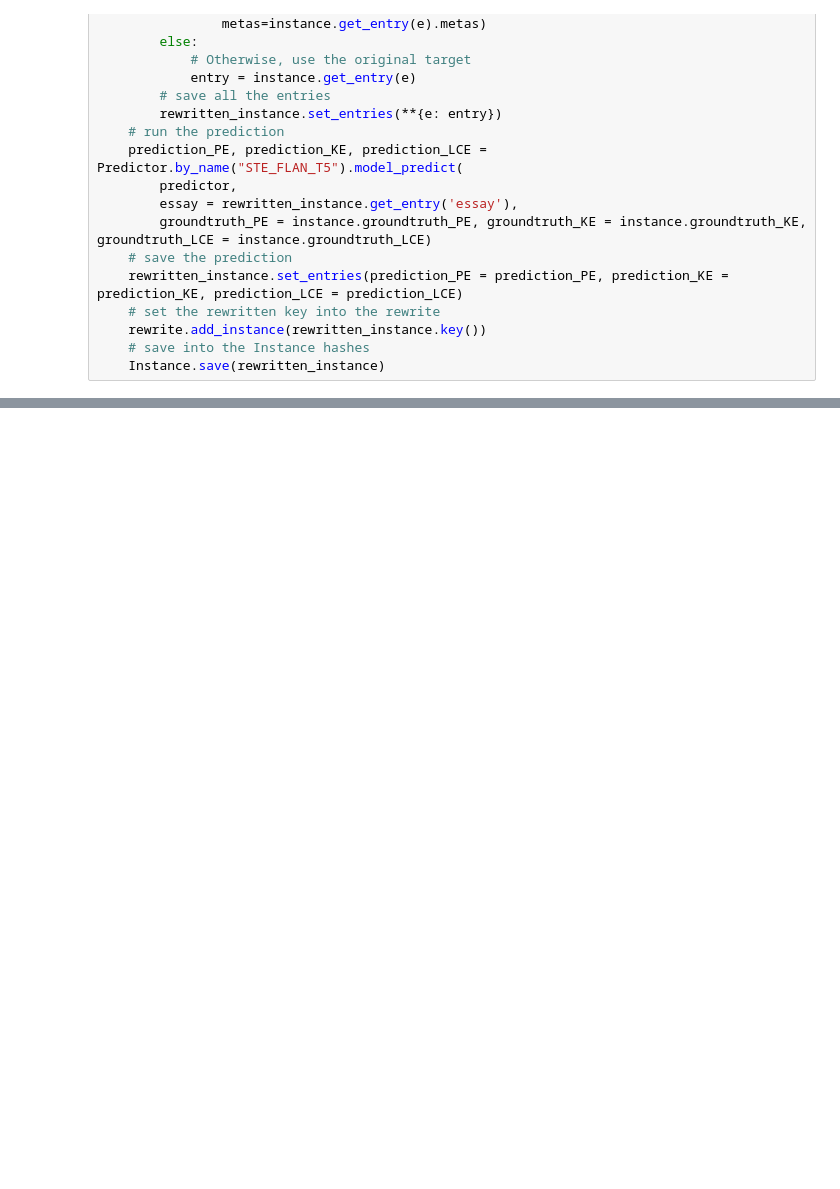
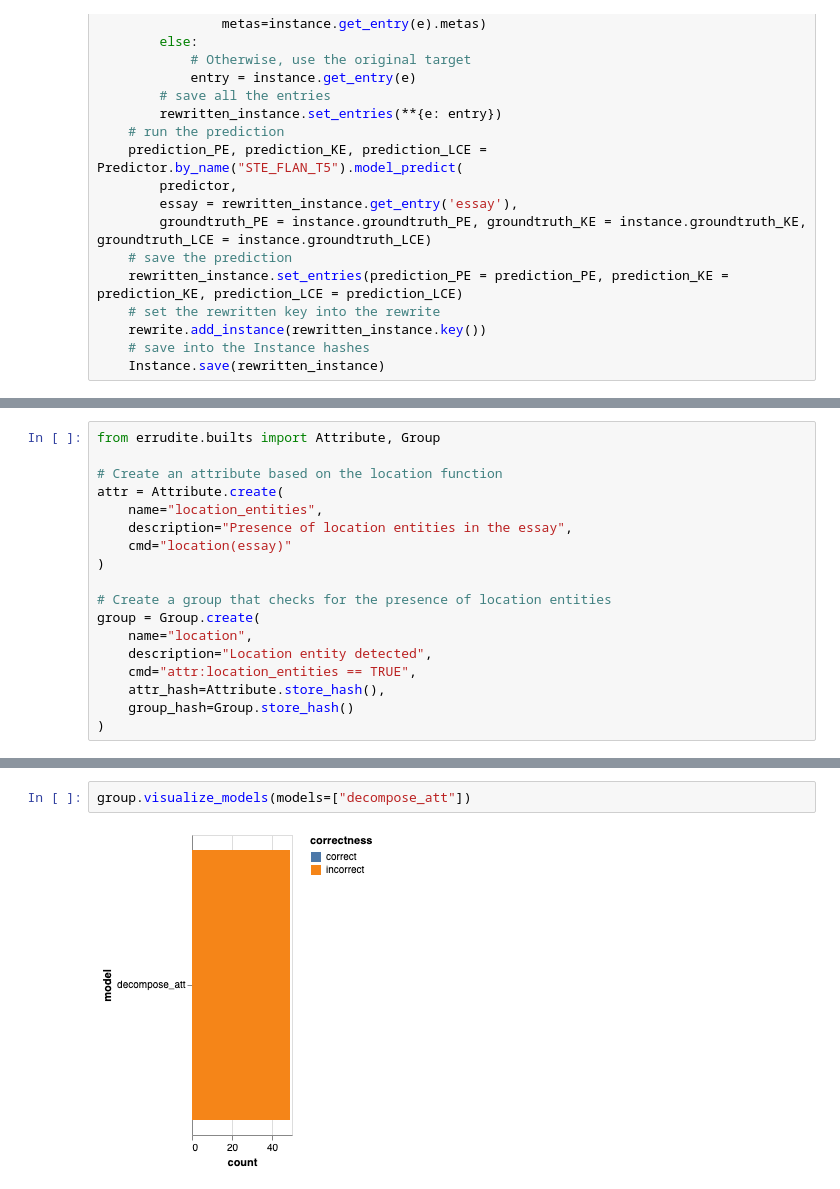
Before and after one commit to Shim00Coding/HUMAN_AI_Errudite, a Jupyter notebook: tutorials/Errudite_preprocess.ipynb, the cells around one changed output, grey strips where cells are left out. Cells and saved outputs as stored; diff of their text form; blank space fills up the shorter version.

Commit message:
added two groups by Gyuho Shim

```diff
--- a/tutorials/Errudite_preprocess.ipynb
+++ b/tutorials/Errudite_preprocess.ipynb
@@ -611,0 +558,18 @@ Rewrite.eval_stats(rewrite,qids=None)
+# %%
+from errudite.builts import Attribute, Group
+
+# Create an attribute based on the location function
+attr = Attribute.create(
+    name="location_entities",
+    description="Presence of location entities in the essay",
+    cmd="location(essay)"
+)
+
+# Create a group that checks for the presence of location entities
+group = Group.create(
+    name="location",
+    description="Location entity detected",
+    cmd="attr:location_entities == TRUE",
+    attr_hash=Attribute.store_hash(),
+    group_hash=Group.store_hash()
+)
@@ -611,0 +611,4 @@ Rewrite.eval_stats(rewrite,qids=None)
+# %%
+group.visualize_models(models=["decompose_att"])
+# %% [output]
+[figure, added]
```
Also changed, not shown: parts of 23 cells of this notebook.
